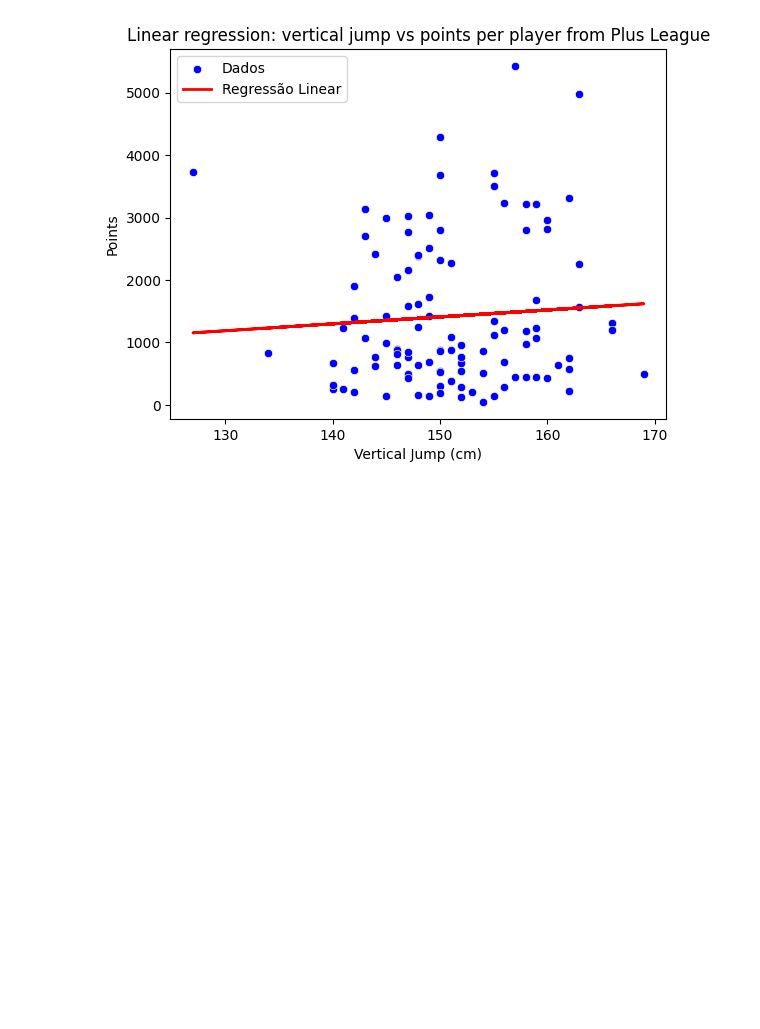
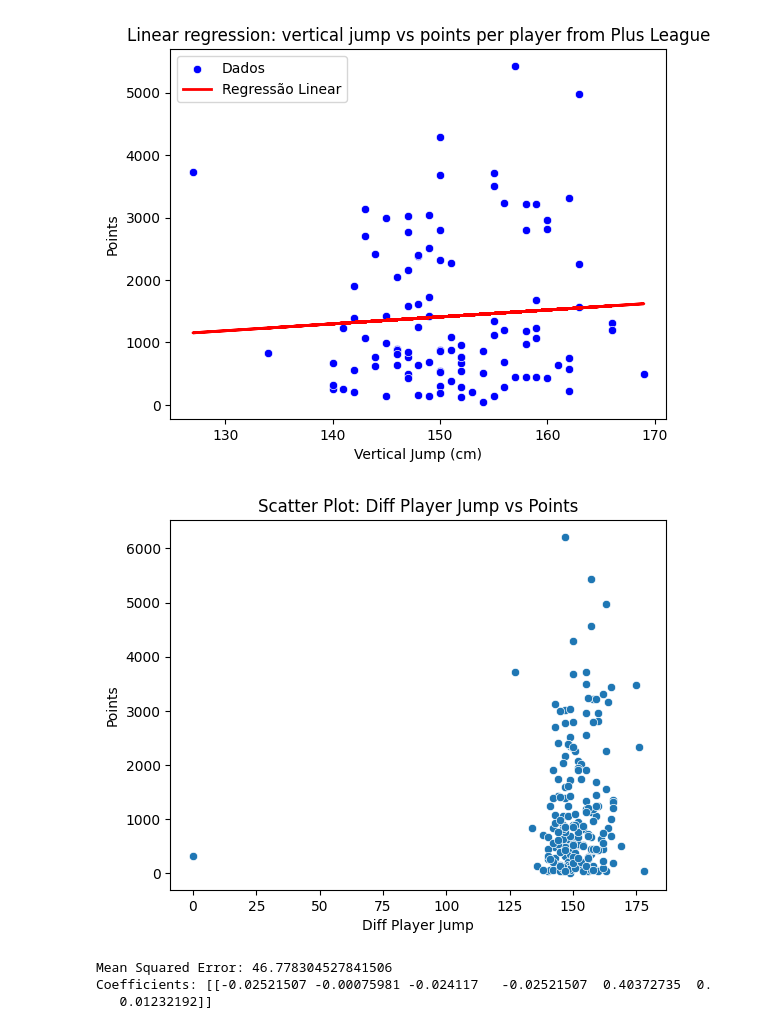
Before and after one commit to estevaocardoso/projetos-estevao, a Jupyter notebook: VOLLEYBALL/Projeto_gustavo_oficial.ipynb, the cells around one changed output. Cells and saved outputs as stored; diff of their text form; code cells hidden in the pictures; blank space fills up the shorter version.

```diff
--- a/VOLLEYBALL/Projeto_gustavo_oficial.ipynb
+++ b/VOLLEYBALL/Projeto_gustavo_oficial.ipynb
@@ -105,5 +105,0 @@ See the caveats in the documentation: https://pandas.pydata.org/pandas-docs/stab
-# %%
-japanese_oficial['points'].fillna(0, inplace=True)
-mean_jump_height = japanese_oficial['player_jump_heighest'].mean()
-japanese_oficial['player_jump_heighest'].fillna(mean_jump_height, inplace=True)
-japanese_oficial
@@ -152,3 +125,0 @@ poland_oficial
-# %%
-poland_oficial.fillna('0', inplace=True)
-poland_oficial
@@ -286,3 +243,66 @@ Try using .loc[row_indexer,col_indexer] = value instead
 See the caveats in the documentation: https://pandas.pydata.org/pandas-docs/stable/user_guide/indexing.html#returning-a-view-versus-a-copy
   data_filtered[cols_to_convert] = data_filtered[cols_to_convert].astype(int)
 [figure]
+# %%
+poland_oficial.rename(columns={'player_jump_height_cm': 'player_jump_heighest', 'player_position': 'position',
+                                'attacks':'attacks_attempts', 'attacks_perfect%':'decision_rate', 'blocks_points':'block_points'}, inplace=True)
+japanese_oficial = japanese_oficial[['position', 'player_height_cm', 'player_weight_kg', 'player_jump_heighest', 'matches_played', 'points', 'block_points', 'diff_net_player_jump', 'diff_player_jump_to_heigh', 'attacks_attempts', 'decision_rate', 'net_size_current']]
+poland_oficial = poland_oficial[['matches_played', 'points', 'attacks_attempts', 'decision_rate', 'block_points', 'player_height_cm', 'player_weight_kg', 'player_jump_heighest', 'position', 'net_size_current', 'diff_net_player_jump', 'diff_player_jump_to_heigh']]
+data_oficial = pd.concat([japanese_oficial, poland_oficial], ignore_index=True)
+# %%
+data_oficial = data_oficial.to_json(orient='records')
+
+name = 'dataset_oficial'
+
+with open(name, 'w') as json_file:
+    json_file.write(data_oficial)
+# %%
+
+data_oficial_filtered = data_oficial[data_oficial['matches_played'] > 20]
+import seaborn as sns
+import matplotlib.pyplot as plt
+
+# Plotando o gráfico de dispersão entre diff_player_jump_to_heigh e points
+sns.scatterplot(x='diff_player_jump_to_heigh', y='points', data=data_oficial_filtered)
+plt.xlabel('Diff Player Jump')
+plt.ylabel('Points')
+plt.title('Scatter Plot: Diff Player Jump vs Points')
+plt.show()
+# %% [output]
+[figure, added]
+# %%
+import pandas as pd
+from sklearn.model_selection import train_test_split
+from sklearn.linear_model import LinearRegression
+from sklearn.metrics import mean_squared_error
+
+# Supondo que 'data_oficial' seja o DataFrame com os dados
+data_oficial[['points', 'block_points', 'decision_rate']] = data_oficial[['points', 'block_points', 'decision_rate']].apply(pd.to_numeric, errors='coerce')
+data_oficial.dropna(inplace=True)
+
+# Filtrar jogadores com mais de 20 partidas jogadas
+data_oficial_filtered = data_oficial[data_oficial['matches_played'] > 20]
+
+X = data_oficial_filtered[['diff_net_player_jump', 'attacks_attempts', 'player_height_cm', 'player_jump_heighest', 'player_weight_kg', 'net_size_current', 'matches_played']]
+y = data_oficial_filtered[['decision_rate']]
+
+# Dividir os dados em conjuntos de treinamento e teste
+X_train, X_test, y_train, y_test = train_test_split(X, y, test_size=0.2, random_state=42)
+
+# Treinar o modelo de regressão linear
+model = LinearRegression()
+model.fit(X_train, y_train)
+
+# Fazer previsões no conjunto de teste
+predictions = model.predict(X_test)
+
+# Avaliando o modelo
+mse = mean_squared_error(y_test, predictions)
+coefficients = model.coef_
+
+print("Mean Squared Error:", mse)
+print("Coefficients:", coefficients)
+# %% [output]
+Mean Squared Error: 46.778304527841506
+Coefficients: [[-0.02521507 -0.00075981 -0.024117   -0.02521507  0.40372735  0.
+   0.01232192]]
```
Also changed, not shown: parts of 11 cells of this notebook, 3 other files.
